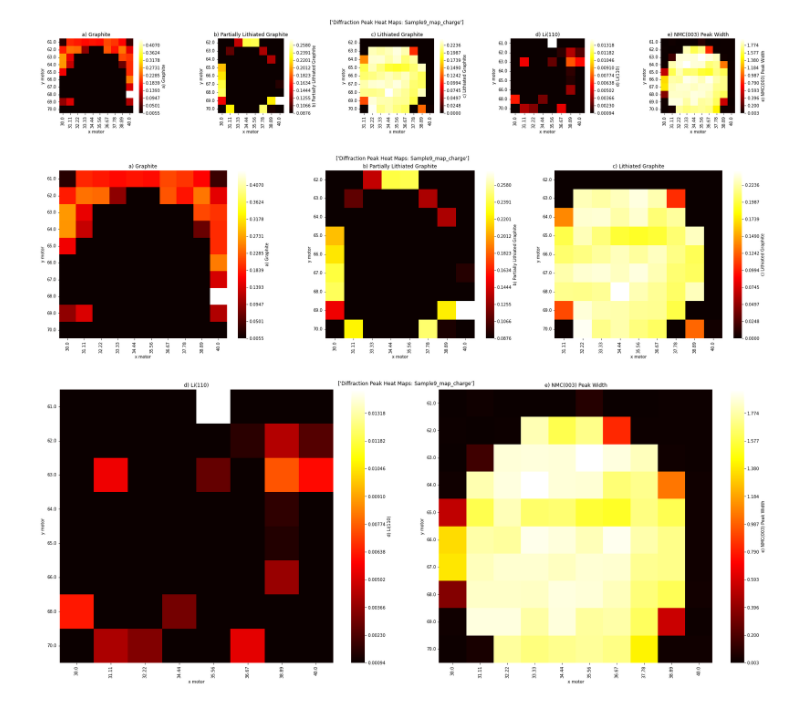
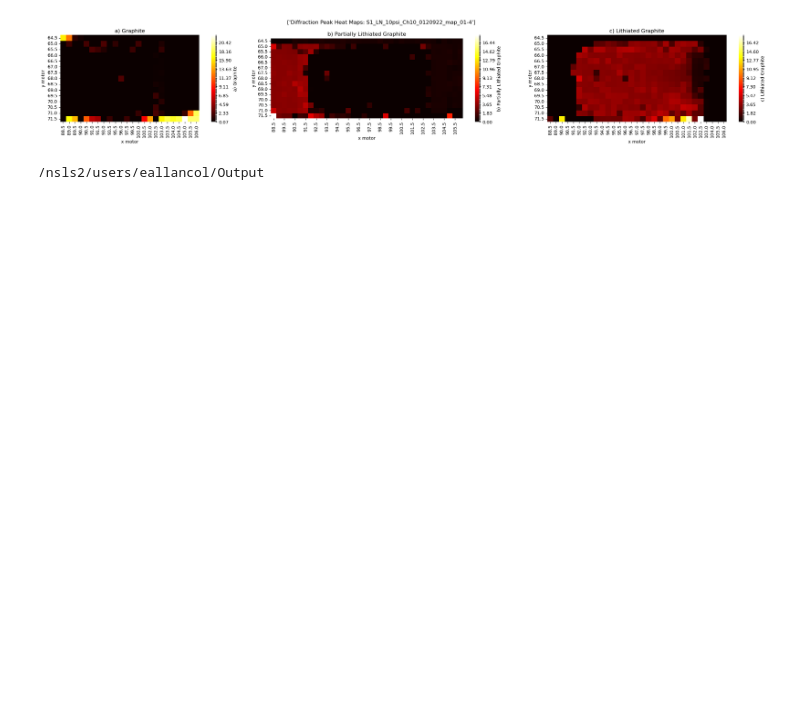
Before and after one commit to BenKupernik/XRD_fiting, a Jupyter notebook: Colormap Automated.ipynb, the cells around one changed output. Cells and saved outputs as stored; diff of their text form; code cells hidden in the pictures; blank space fills up the shorter version.

```diff
--- a/Colormap Automated.ipynb
+++ b/Colormap Automated.ipynb
@@ -31,10 +32,17 @@ def what_peak(center):
     else:
         return 'f) unknown'
 # %%
-# path to the csv the peak fiter script made
-sample_name = 'Sample9_map_charge'
-general_path = r'C:\Users\Elizabeth Allan-Cole\Desktop\XRD Data Processing\NSLS-II Winter 2023\Planning\intergral_folder\\'
-csv_path = general_path + sample_name + '\\' + sample_name + '_all_data.csv'
+# path to the csv the peak fiter scrip9 t made
+sample_name = 'S1_LN_10psi_Ch10_0120922_map_01-4'
+
+general_path = r'C:\Users\Elizabeth Allan-Cole\Desktop\XRD Data Processing\NSLS-II Winter 2023\Processing\Initial_fit\Output'
+#csv_path = os.path.join(general_path, sample_name, str(sample_name) + '_all_data.csv')
+
+# Graphite only
+csv_path = os.path.join(general_path, sample_name, str(sample_name) + '_Graphite-LixC6.csv')
+
+#general_path = r'/nsls2/users/eallancol/Output'
+#csv_path = general_path + '/'+ sample_name + '/' + sample_name + '_all_data.csv'
 df = pd.read_csv(csv_path)
 
 # add columns for peak names
@@ -63,7 +71,6 @@ df_long3 = df_long3.rename(columns={"Gaussian3": "Gaussian", "FWHM3": "FWHM", "C
 
 #print(df_long.columns)
 df_long = pd.concat([df_long1, df_long2, df_long3]).reset_index(drop = True)
-df_long.to_csv("why.csv")
 # group the data by point and file FWHM and center gets averaged, peak integral gets sumed
 df_long = df_long.groupby(['Sample', 'x motor', 'y motor', 'file_name', 'peak'], as_index=False).agg({'Gaussian':'sum', 'FWHM':'mean', 'Center':'mean'})
 # %%
@@ -117,16 +124,22 @@ def make_graphs(peak_names, df_long, figsize = (25,4)):
 # %%
 peak_names = list(df_long['peak'].unique())
 peak_names = sorted(peak_names, key=lambda x: x[0])
 #print(peak_names)
 
 make_graphs(peak_names, df_long)
 
-graphite = [item for item in peak_names if 'Graphite' in item]
-make_graphs(graphite, df_long, figsize=(25,7))
+#graphite = [item for item in peak_names if 'Graphite' in item]
+#make_graphs(graphite, df_long, figsize=(25,7))
 
-not_graphite = [item for item in peak_names if 'Graphite' not in item]
-make_graphs(not_graphite, df_long, figsize=(25,10))
+#not_graphite = [item for item in peak_names if 'NMC' and 'Lith' not in item]
+#make_graphs(not_graphite, df_long, figsize=(25,10))
+
+
+#not_graphite = [item for item in peak_names if 'Graphite' not in item]
+#make_graphs(not_graphite, df_long, figsize=(25,10))
 # %% [output]
-[figure, old version]
+[figure, new version]
-[figure, removed]
-[figure, removed]
+# %%
+print(os.getcwd())
+# %% [output]
+/nsls2/users/eallancol/Output
```
Also changed, not shown: parts of 1 cell of this notebook, 2 other files.
